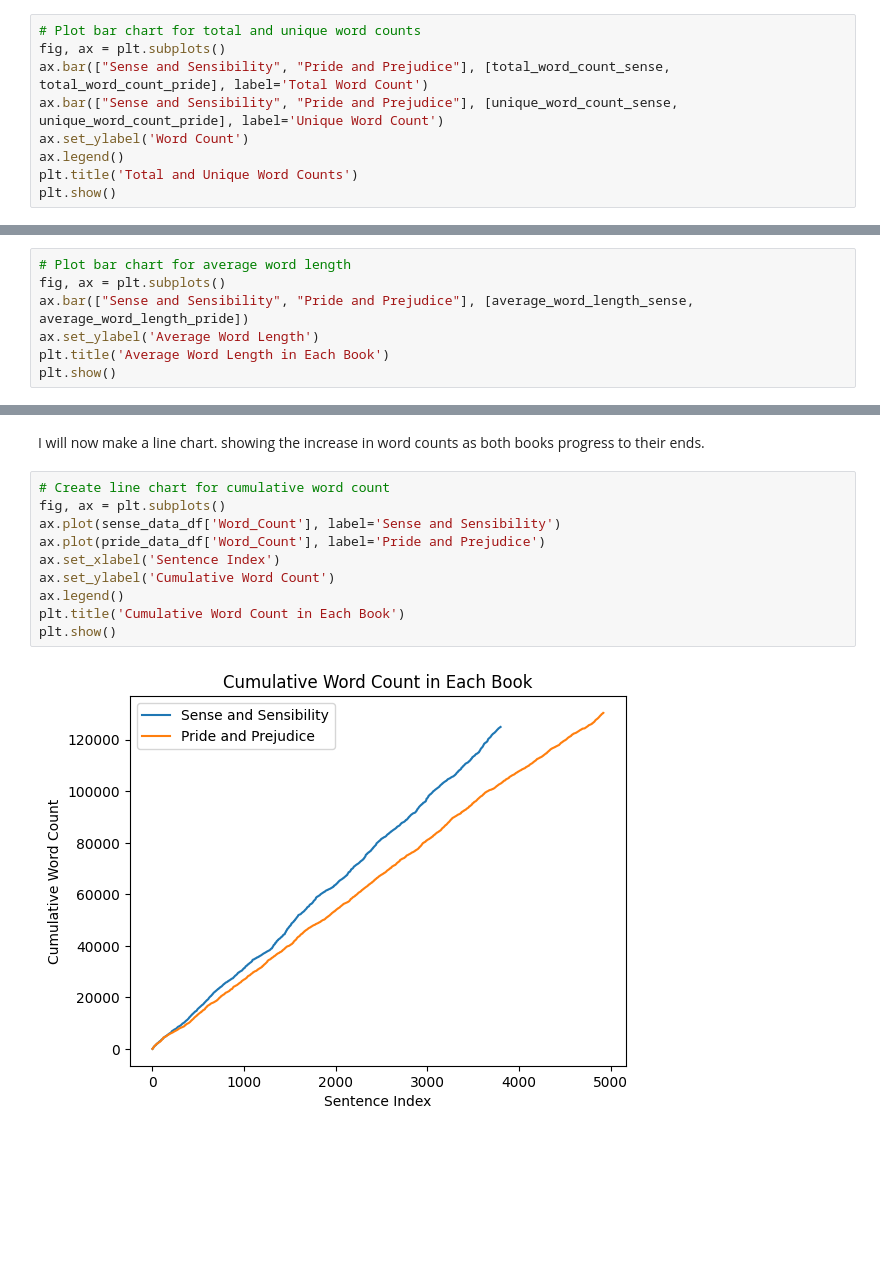
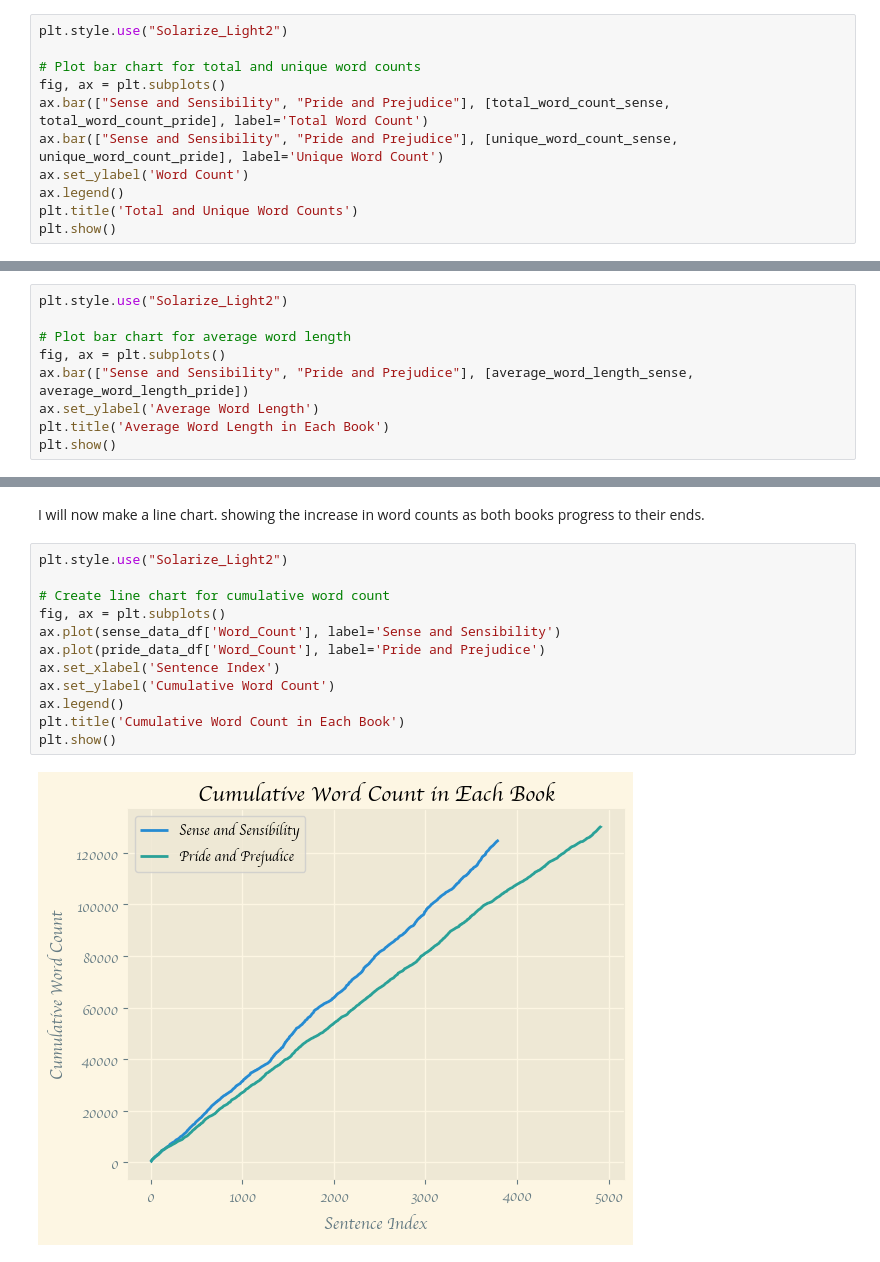
Before and after one commit to natinthegarden/project, a Jupyter notebook: austen.ipynb, the cells around one changed output, grey strips where cells are left out. Drawn from its saved outputs; the diff is of its cells as text; blank space fills up the shorter version.

Commit message:
changes to visuals

```diff
--- a/austen.ipynb
+++ b/austen.ipynb
@@ -179,5 +224,7 @@ Also nearly the same! Average word length in both novels is about 4-5 letters.
 I'll now make a bar chart for total unique words and total words. We can see there's not a very large unique word count.
 # %%
+plt.style.use("Solarize_Light2")
+
 # Plot bar chart for total and unique word counts
 fig, ax = plt.subplots()
 ax.bar(["Sense and Sensibility", "Pride and Prejudice"], [total_word_count_sense, total_word_count_pride], label='Total Word Count')
@@ -191,6 +238,8 @@ plt.show()
 # %% [markdown]
 I'll now make a bar chart for average word length betwen the two books.
 # %%
+plt.style.use("Solarize_Light2")
+
 # Plot bar chart for average word length
 fig, ax = plt.subplots()
 ax.bar(["Sense and Sensibility", "Pride and Prejudice"], [average_word_length_sense, average_word_length_pride])
@@ -202,14 +251,16 @@ plt.show()
 # %% [markdown]
 I will now make a line chart. showing the increase in word counts as both books progress to their ends.
 # %%
+plt.style.use("Solarize_Light2")
+
 # Create line chart for cumulative word count
 fig, ax = plt.subplots()
 ax.plot(sense_data_df['Word_Count'], label='Sense and Sensibility')
 ax.plot(pride_data_df['Word_Count'], label='Pride and Prejudice')
 ax.set_xlabel('Sentence Index')
 ax.set_ylabel('Cumulative Word Count')
 ax.legend()
 plt.title('Cumulative Word Count in Each Book')
 plt.show()
 # %% [output]
-[figure, old version]
+[figure, new version]
```
Also changed, not shown: parts of 13 cells of this notebook.
